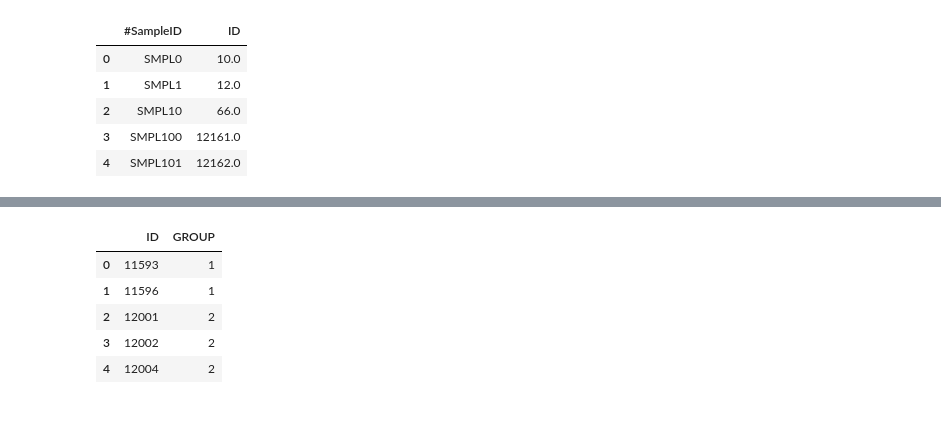
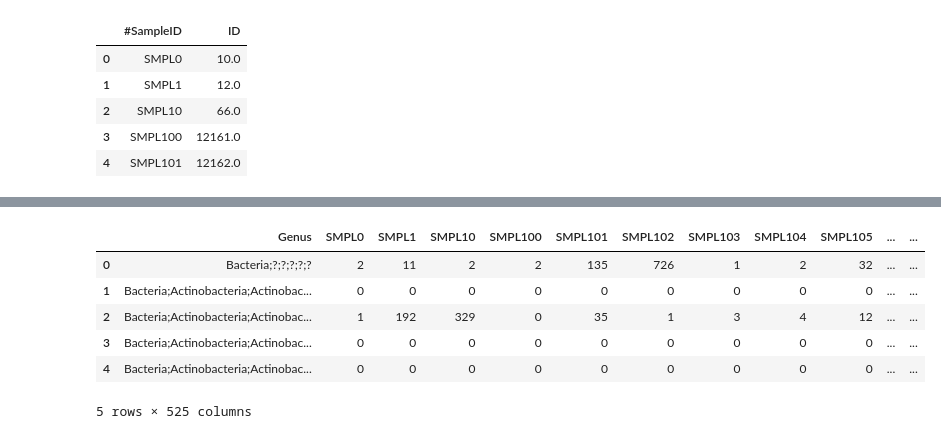
Before and after one commit to M100ika/data_analyzing_15_03_2024, a Jupyter notebook: 15.03Geo.ipynb, the cells around one changed output, grey strips where cells are left out. Drawn from its saved outputs; the diff is of its cells as text; code cells hidden in the pictures.

```diff
--- a/15.03Geo.ipynb
+++ b/15.03Geo.ipynb
@@ -27,9 +53,10 @@ meta_map_df.head()
 # %%
-meta.head()
+genus_df.head()
 # %% [output]
-|  | ID | GROUP |
-| 0 | 11593 | 1 |
-| 1 | 11596 | 1 |
-| 2 | 12001 | 2 |
-| 3 | 12002 | 2 |
-| 4 | 12004 | 2 |
+|  | Genus | SMPL0 | SMPL1 | SMPL10 | SMPL100 | SMPL101 | SMPL102 | SMPL103 | SMPL104 | SMPL105 | ... | ... |
+| 0 | Bacteria;?;?;?;?;? | 2 | 11 | 2 | 2 | 135 | 726 | 1 | 2 | 32 | ... | ... |
+| 1 | Bacteria;Actinobacteria;Actinobac... | 0 | 0 | 0 | 0 | 0 | 0 | 0 | 0 | 0 | ... | ... |
+| 2 | Bacteria;Actinobacteria;Actinobac... | 1 | 192 | 329 | 0 | 35 | 1 | 3 | 4 | 12 | ... | ... |
+| 3 | Bacteria;Actinobacteria;Actinobac... | 0 | 0 | 0 | 0 | 0 | 0 | 0 | 0 | 0 | ... | ... |
+| 4 | Bacteria;Actinobacteria;Actinobac... | 0 | 0 | 0 | 0 | 0 | 0 | 0 | 0 | 0 | ... | ... |
+5 rows × 525 columns
```
Also changed, not shown: parts of 18 cells of this notebook, 36 other files.
